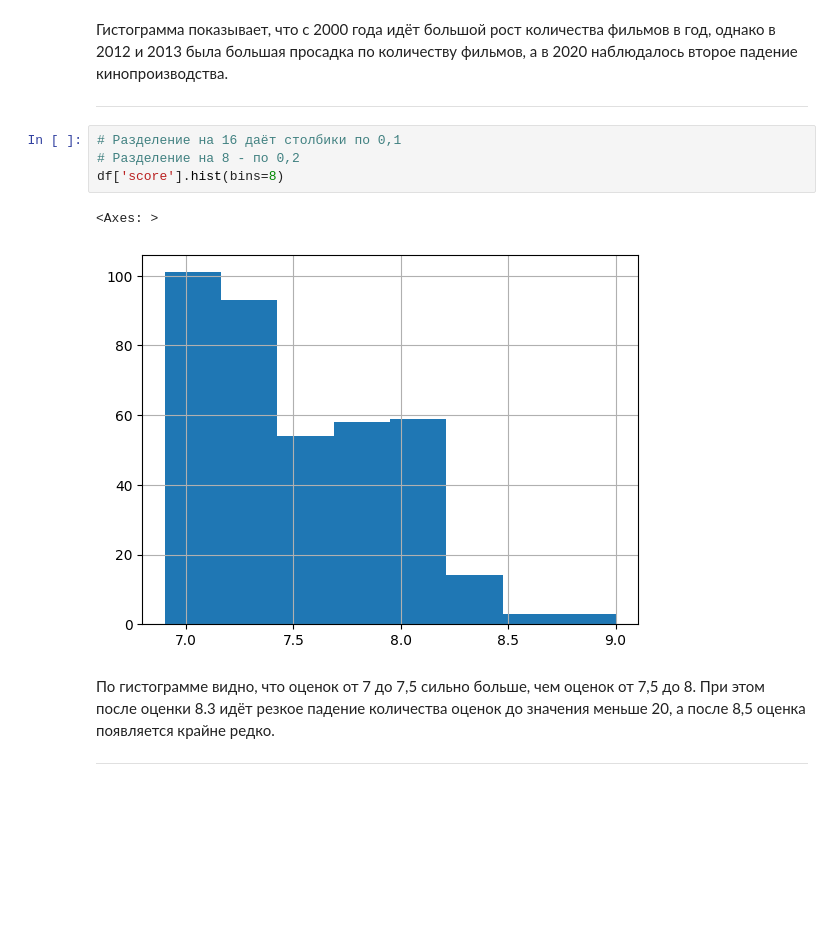
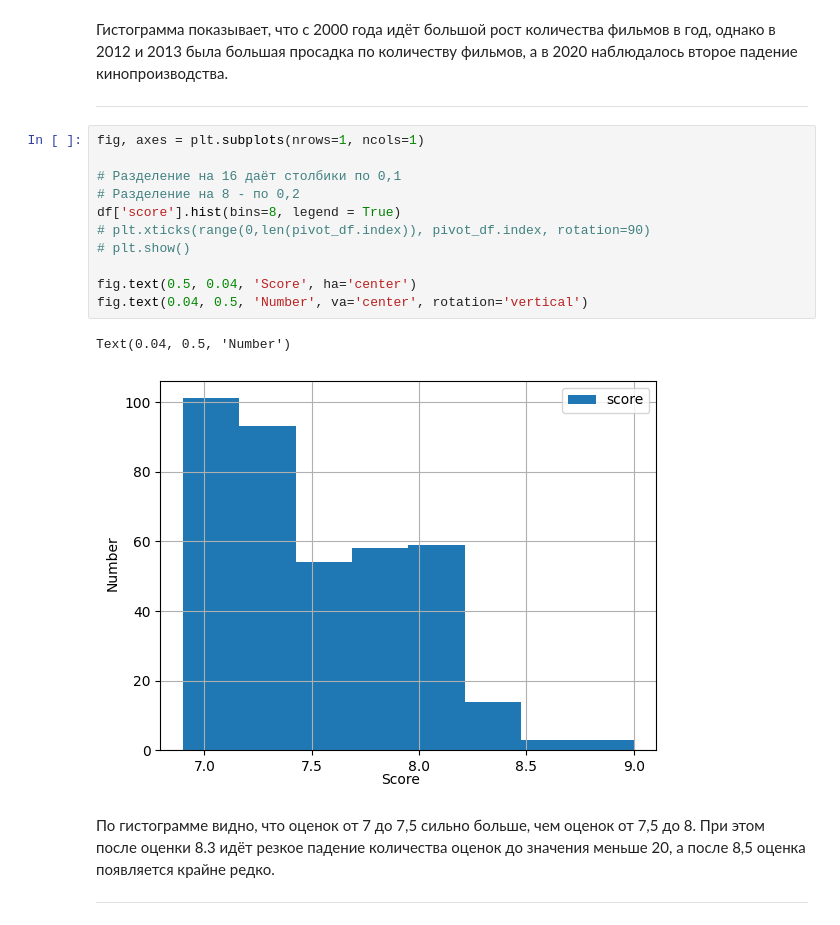
Before and after one commit to NeonNik2245/guap_homework_public, a Jupyter notebook: data_analyze/lab_2/ЛР2_Пахомчик_11.ipynb, the cells around one changed output. Saved outputs shown, nothing was run; the diff lists cells and outputs as text; blank space fills up the shorter version.

```diff
--- a/data_analyze/lab_2/ЛР2_Пахомчик_11.ipynb
+++ b/data_analyze/lab_2/ЛР2_Пахомчик_11.ipynb
@@ -209,12 +210,19 @@ df['release_year'].plot(kind='hist', bins = 25, histtype = 'step')
 
 ---
 # %%
+fig, axes = plt.subplots(nrows=1, ncols=1)
+
 # Разделение на 16 даёт столбики по 0,1
 # Разделение на 8 - по 0,2
-df['score'].hist(bins=8)
+df['score'].hist(bins=8, legend = True)
+# plt.xticks(range(0,len(pivot_df.index)), pivot_df.index, rotation=90)
+# plt.show()
+
+fig.text(0.5, 0.04, 'Score', ha='center')
+fig.text(0.04, 0.5, 'Number', va='center', rotation='vertical')
 # %% [output]
-<Axes: >
+Text(0.04, 0.5, 'Number')
-[figure, old version]
+[figure, new version]
 # %% [markdown]
 По гистограмме видно, что оценок от 7 до 7,5 сильно больше, чем оценок от 7,5 до 8. При этом после оценки 8.3 идёт резкое падение количества оценок до значения меньше 20, а после 8,5 оценка появляется крайне редко.
 
```
Also changed, not shown: parts of 7 cells of this notebook.
